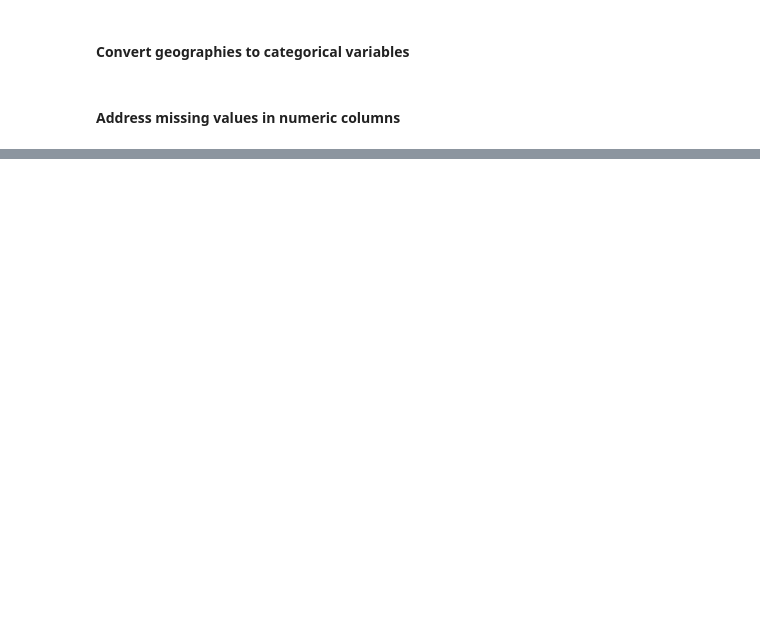
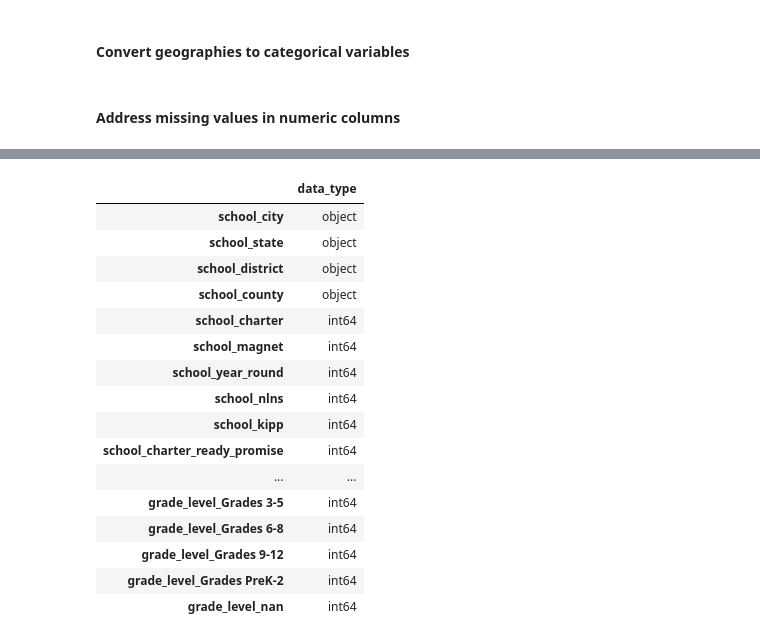
Before and after one commit to anmolchaturvedi/predicting_excitement, a Jupyter notebook: donors_choose.ipynb, the cells around one changed output, grey strips where cells are left out. Saved outputs shown, nothing was run; the diff lists cells and outputs as text; code cells hidden in the pictures; blank space fills up the shorter version.

```diff
--- a/donors_choose.ipynb
+++ b/donors_choose.ipynb
@@ -399,0 +741,20 @@ fg_sets[0][0].head()
+# %%
+ml.check_col_types(fg_sets[7][0])
+# %% [output]
+|  | data_type |
+| school_city | object |
+| school_state | object |
+| school_district | object |
+| school_county | object |
+| school_charter | int64 |
+| school_magnet | int64 |
+| school_year_round | int64 |
+| school_nlns | int64 |
+| school_kipp | int64 |
+| school_charter_ready_promise | int64 |
+| ... | ... |
+| grade_level_Grades 3-5 | int64 |
+| grade_level_Grades 6-8 | int64 |
+| grade_level_Grades 9-12 | int64 |
+| grade_level_Grades PreK-2 | int64 |
+| grade_level_nan | int64 |
```
Also changed, not shown: parts of 77 cells of this notebook, 3 other files.
